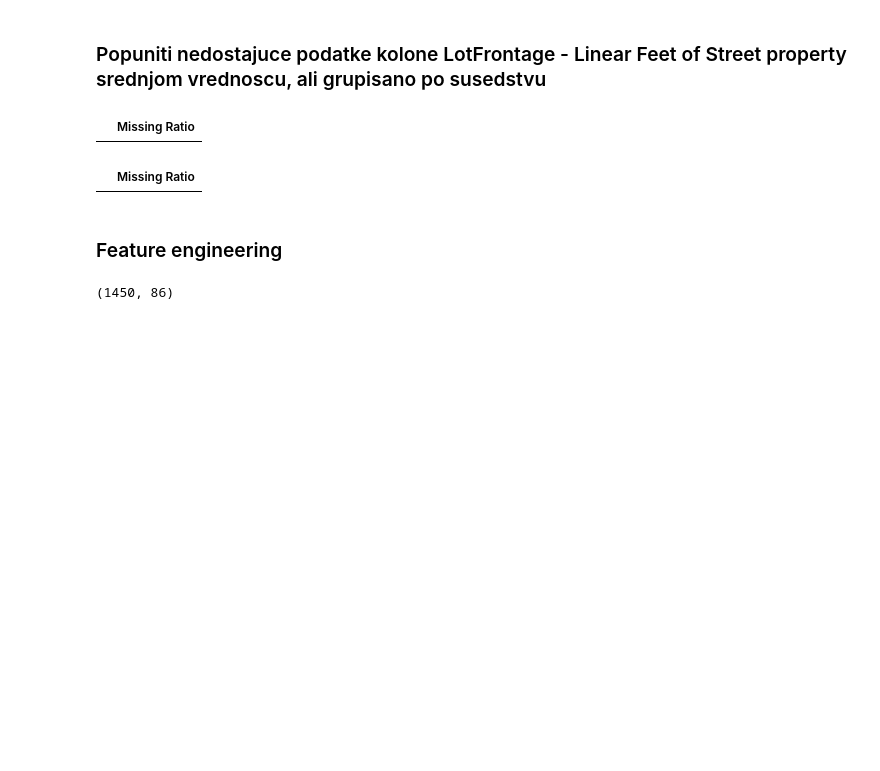
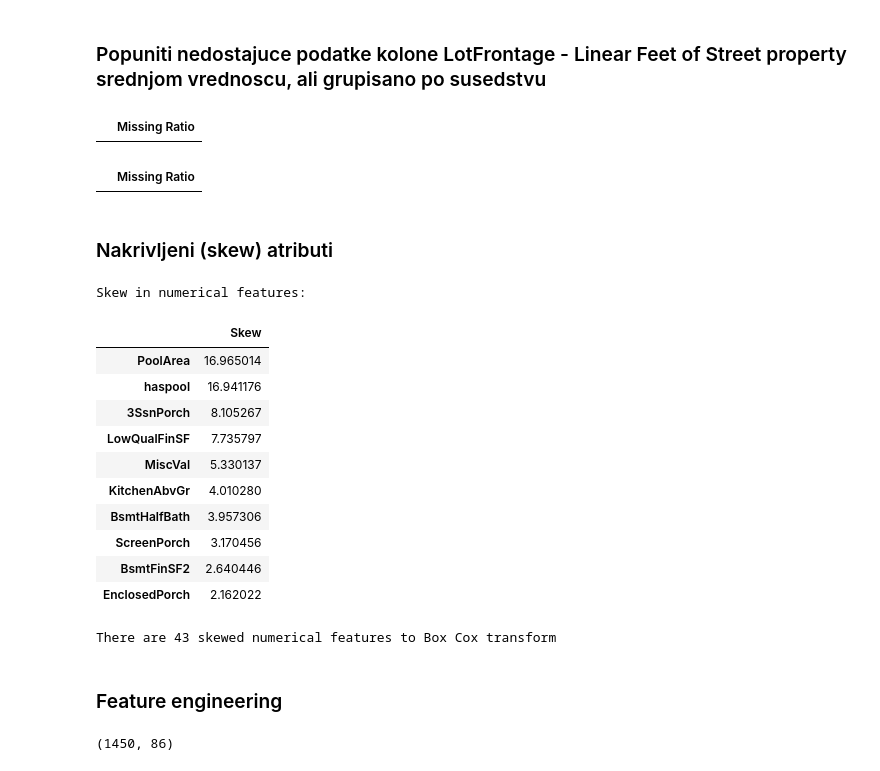
Before and after one commit to DenisAlicic/House-Prices-Advanced-Regression-Techniques, a Jupyter notebook: Solution/HousePricePredicton.ipynb, the cells around one changed output. Drawn from its saved outputs; the diff is of its cells as text; code cells hidden in the pictures; blank space fills up the shorter version.

Commit message:
Added skew features

```diff
--- a/Solution/HousePricePredicton.ipynb
+++ b/Solution/HousePricePredicton.ipynb
@@ -326,6 +347,41 @@ nd_test_pd = pd.DataFrame({'Missing Ratio' :nd_test})
 nd_test_pd
 # %% [output]
 |  | Missing Ratio |
+# %% [markdown]
+### Nakrivljeni (skew) atributi
+# %%
+numeric_feats = train_features.dtypes[train_features.dtypes != "object"].index
+
+# Check the skew of all numerical features
+skewed_feats = train_features[numeric_feats].apply(lambda x: skew(x.dropna())).sort_values(ascending=False)
+print("\nSkew in numerical features: \n")
+skewness = pd.DataFrame({'Skew' :skewed_feats})
+skewness.head(10)
+# %% [output]
+Skew in numerical features:
+|  | Skew |
+| PoolArea | 16.965014 |
+| haspool | 16.941176 |
+| 3SsnPorch | 8.105267 |
+| LowQualFinSF | 7.735797 |
+| MiscVal | 5.330137 |
+| KitchenAbvGr | 4.010280 |
+| BsmtHalfBath | 3.957306 |
+| ScreenPorch | 3.170456 |
+| BsmtFinSF2 | 2.640446 |
+| EnclosedPorch | 2.162022 |
+# %%
+skewness = skewness[abs(skewness) > 0.75]
+print("There are {} skewed numerical features to Box Cox transform".format(skewness.shape[0]))
+
+from scipy.special import boxcox1p
+skewed_features = skewness.index
+lam = 0.15
+for feat in skewed_features:
+    train_features[feat] = boxcox1p(train_features[feat], lam)
+    test_features[feat] = boxcox1p(train_features[feat], lam)
+# %% [output]
+There are 43 skewed numerical features to Box Cox transform
 # %% [markdown]
 ### Feature engineering
 # %%
```
Also changed, not shown: parts of 25 cells of this notebook, 2 other files.
